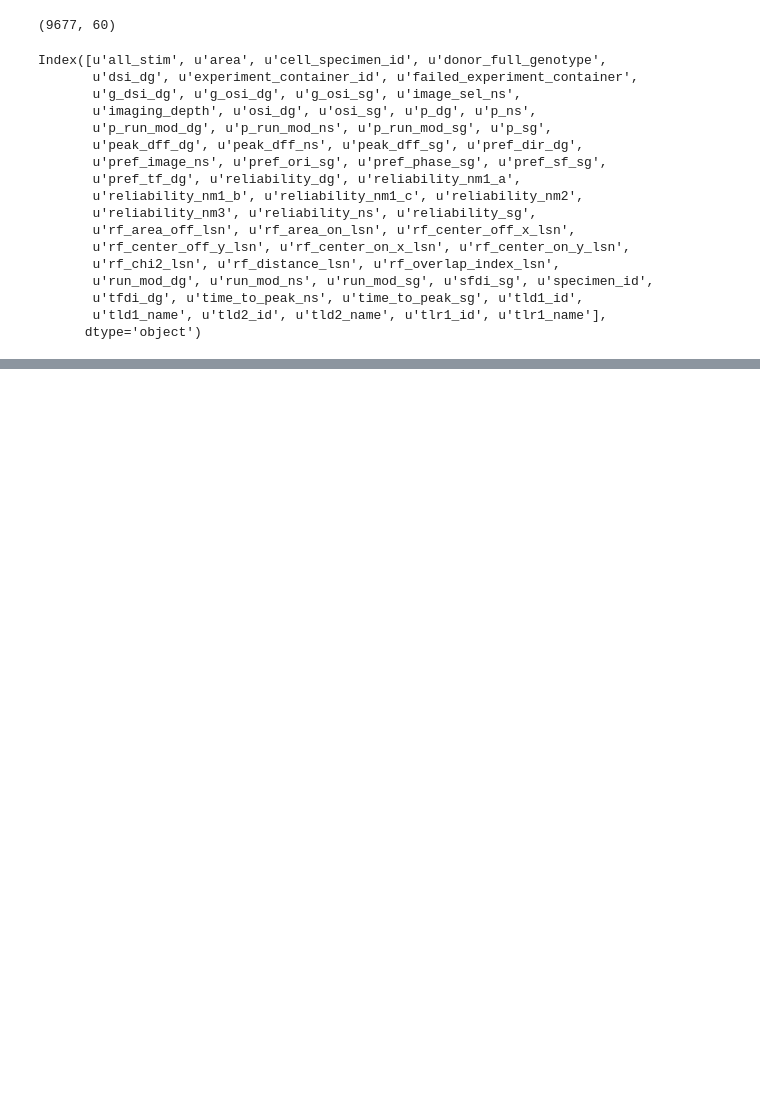
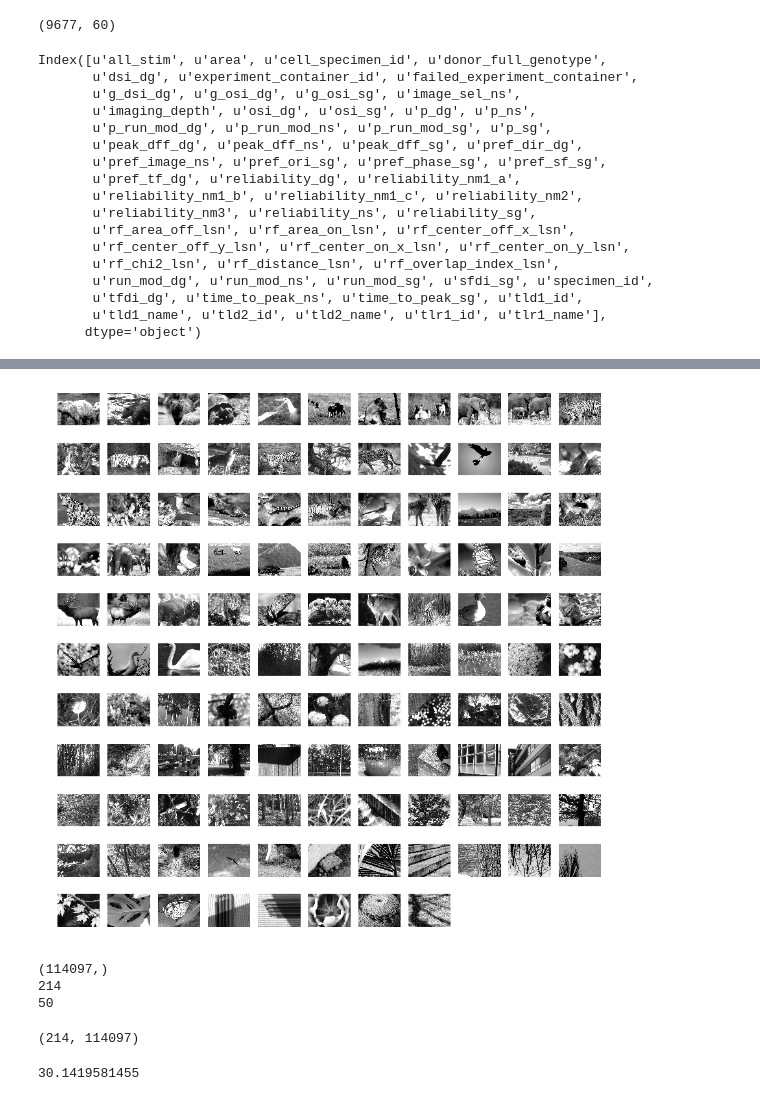
Before and after one commit to davidhbrann/CompClub-sklearn, a Jupyter notebook: 2_Allen_Brain_Observatory.ipynb, the cells around one changed output, grey strips where cells are left out. Drawn from its saved outputs; the diff is of its cells as text; code cells hidden in the pictures; blank space fills up the shorter version.

```diff
--- a/2_Allen_Brain_Observatory.ipynb
+++ b/2_Allen_Brain_Observatory.ipynb
@@ -95,0 +109,6 @@ for i,exp in enumerate(experiments):
+# %%
+data_set = boc.get_ophys_experiment_data(500964514)
+scenes = data_set.get_stimulus_template('natural_scenes')
+print(scenes.shape)
+stim_table = data_set.get_stimulus_table('natural_scenes')
+stim_table.head()
@@ -95,0 +123,4 @@ for i,exp in enumerate(experiments):
+# %%
+sceneIDs = stim_table.frame.unique()
+n_scenes = scenes.shape[0]
+np.sort(sceneIDs)
@@ -95,0 +138,28 @@ for i,exp in enumerate(experiments):
+# %%
+fig, axes = plt.subplots(11,11, figsize=(15,15))
+for i, ax in enumerate(fig.axes):
+    if i < n_scenes:
+        ax.imshow(scenes[i, :,:], cmap='gray')
+    ax.set_axis_off()
+# %% [output]
+[figure, added]
+# %%
+time,dffTraces = data_set.get_dff_traces()
+print(time.shape)
+cell_ids = data_set.get_cell_specimen_ids()
+numCells = len(cell_ids)
+print(numCells)
+# presentations of each stimulus
+trials_per_scene = len(stim_table)//len(sceneIDs)
+print(trials_per_scene)
+dffTraces.shape
+# %% [output]
+(114097,)
+214
+50
+(214, 114097)
+# %%
+fr = 1/np.mean(np.diff(time))
+print(fr)
+# %% [output]
+30.1419581455
```
Also changed, not shown: parts of 10 cells of this notebook, 1 other file.
